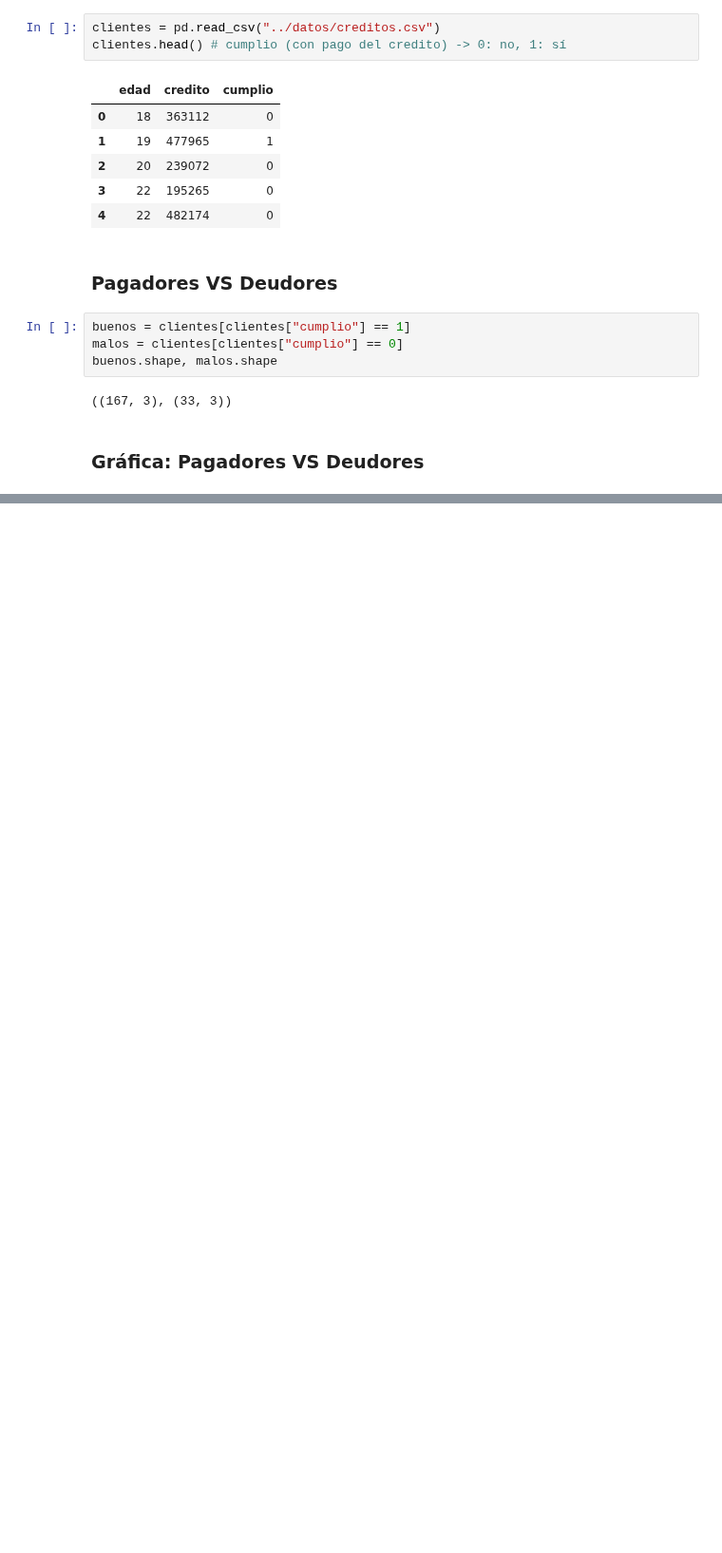
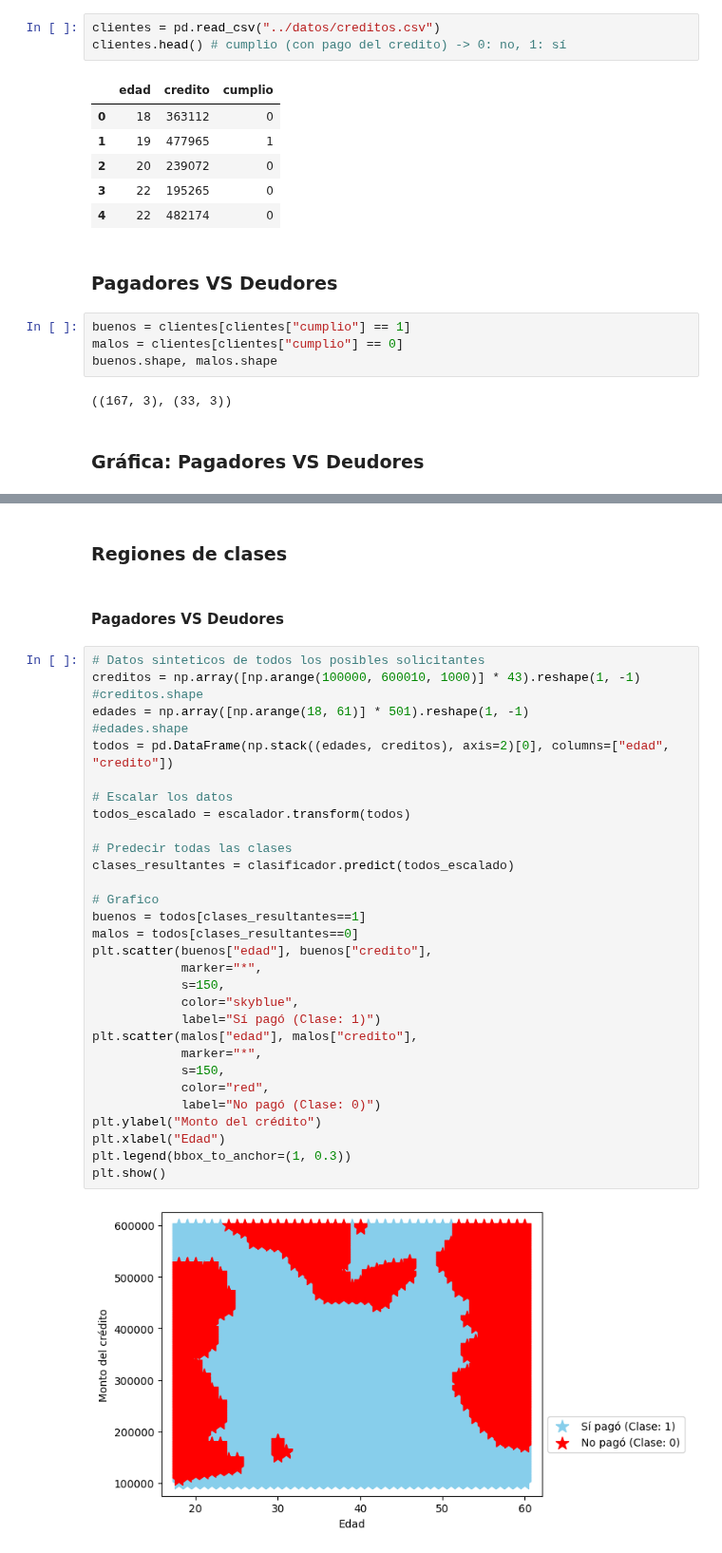
Before and after one commit to SunFanton/python-courses, a Jupyter notebook: codigo_maquina/Nivel_5_Aprendizaje_de_maquina/13_K_Vecinos_Cercanos_Clasificacion.ipynb, the cells around one changed output, grey strips where cells are left out. Shown at 95% size. Cells and saved outputs as stored; diff of their text form; blank space fills up the shorter version.

```diff
--- a/codigo_maquina/Nivel_5_Aprendizaje_de_maquina/13_K_Vecinos_Cercanos_Clasificacion.ipynb
+++ b/codigo_maquina/Nivel_5_Aprendizaje_de_maquina/13_K_Vecinos_Cercanos_Clasificacion.ipynb
@@ -99,0 +181,37 @@ plt.show()
+# %% [markdown]
+### Regiones de clases
+# %% [markdown]
+#### Pagadores VS Deudores
+# %%
+# Datos sinteticos de todos los posibles solicitantes
+creditos = np.array([np.arange(100000, 600010, 1000)] * 43).reshape(1, -1)
+#creditos.shape
+edades = np.array([np.arange(18, 61)] * 501).reshape(1, -1)
+#edades.shape
+todos = pd.DataFrame(np.stack((edades, creditos), axis=2)[0], columns=["edad", "credito"])
+
+# Escalar los datos
+todos_escalado = escalador.transform(todos)
+
+# Predecir todas las clases
+clases_resultantes = clasificador.predict(todos_escalado)
+
+# Grafico
+buenos = todos[clases_resultantes==1]
+malos = todos[clases_resultantes==0]
+plt.scatter(buenos["edad"], buenos["credito"],
+            marker="*",
+            s=150,
+            color="skyblue",
+            label="Sí pagó (Clase: 1)")
+plt.scatter(malos["edad"], malos["credito"],
+            marker="*",
+            s=150,
+            color="red",
+            label="No pagó (Clase: 0)")
+plt.ylabel("Monto del crédito")
+plt.xlabel("Edad")
+plt.legend(bbox_to_anchor=(1, 0.3))
+plt.show()
+# %% [output]
+[figure, added]
```
Also changed, not shown: parts of 18 cells of this notebook, 2 other files.
